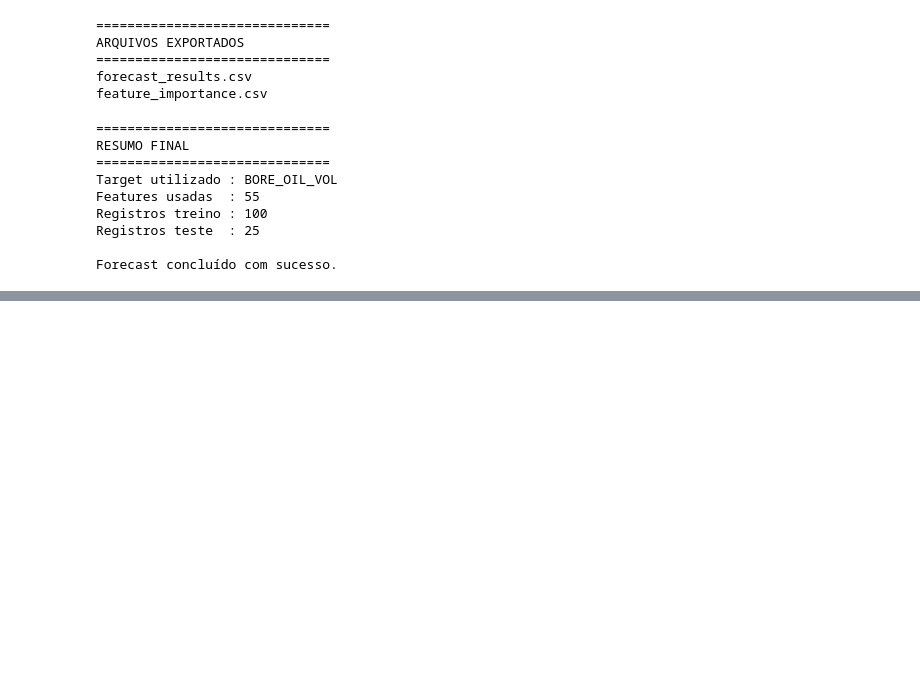
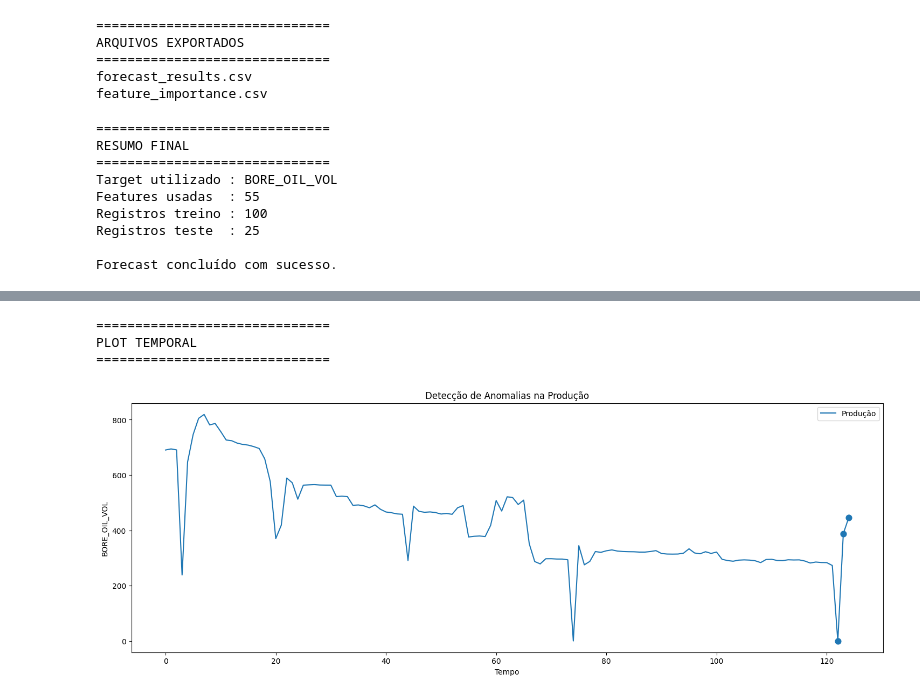
Before and after one commit to marcusvbrangel/production-surveillance, a Jupyter notebook: production_surveillance.ipynb, the cells around one changed output, grey strips where cells are left out. Saved outputs shown, nothing was run; the diff lists cells and outputs as text; code cells hidden in the pictures; blank space fills up the shorter version.

```diff
--- a/production_surveillance.ipynb
+++ b/production_surveillance.ipynb
@@ -3330,0 +3461,16 @@ Prever:
+# %%
+# ============================================================
+# SCORE DE ANOMALIA
+# ============================================================
+
+df["anomaly_score"] = model.decision_function(X_scaled)
+
+# ============================================================
+# RESUMO
+# ============================================================
+
+print("\n==============================")
+print("RESUMO DE ANOMALIAS")
+print("==============================")
+
+print(df["anomaly_label"].value_counts())
@@ -3330,0 +3518,44 @@ Prever:
+# %%
+# ============================================================
+# PLOT TEMPORAL
+# ============================================================
+
+print("\n==============================")
+print("PLOT TEMPORAL")
+print("==============================")
+
+plt.figure(figsize=(18,6))
+
+# Série principal
+plt.plot(
+
+    df[TARGET],
+    label="Produção"
+
+)
+
+# Pontos anômalos
+anomaly_points = df[df["anomaly"] == -1]
+
+plt.scatter(
+
+    anomaly_points.index,
+    anomaly_points[TARGET],
+
+    s=60
+
+)
+
+plt.title("Detecção de Anomalias na Produção")
+
+plt.xlabel("Tempo")
+plt.ylabel(TARGET)
+
+plt.legend()
+
+plt.show()
+# %% [output]
+==============================
+PLOT TEMPORAL
+==============================
+[figure, added]
```
Also changed, not shown: parts of 54 cells of this notebook.
